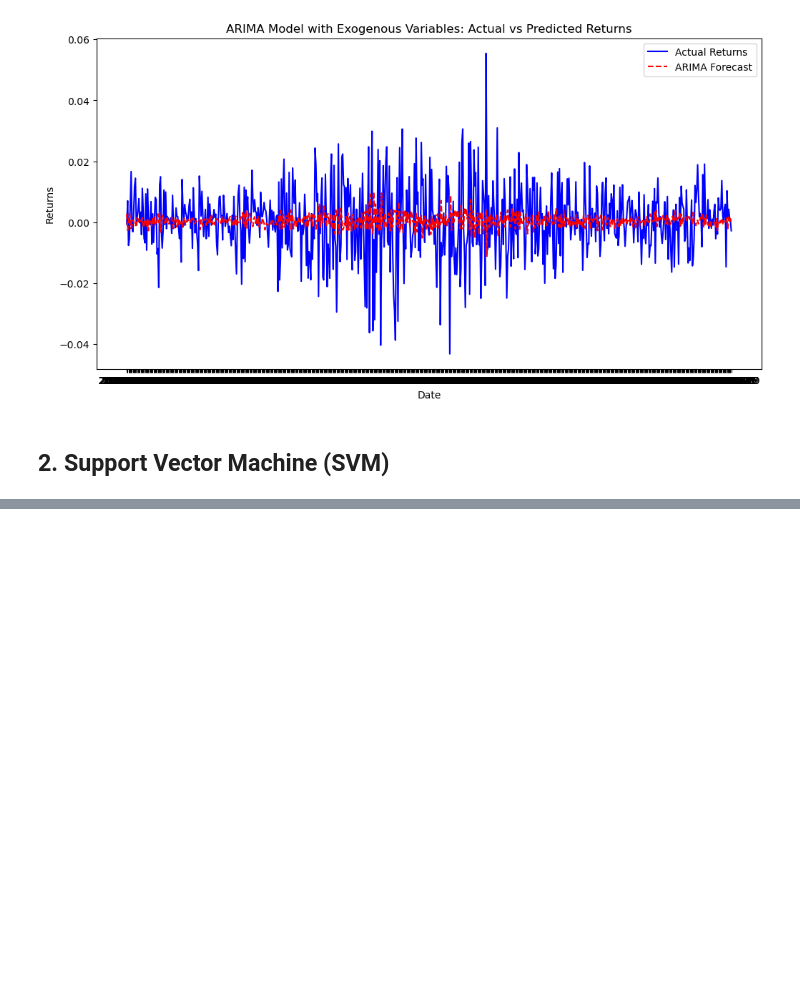
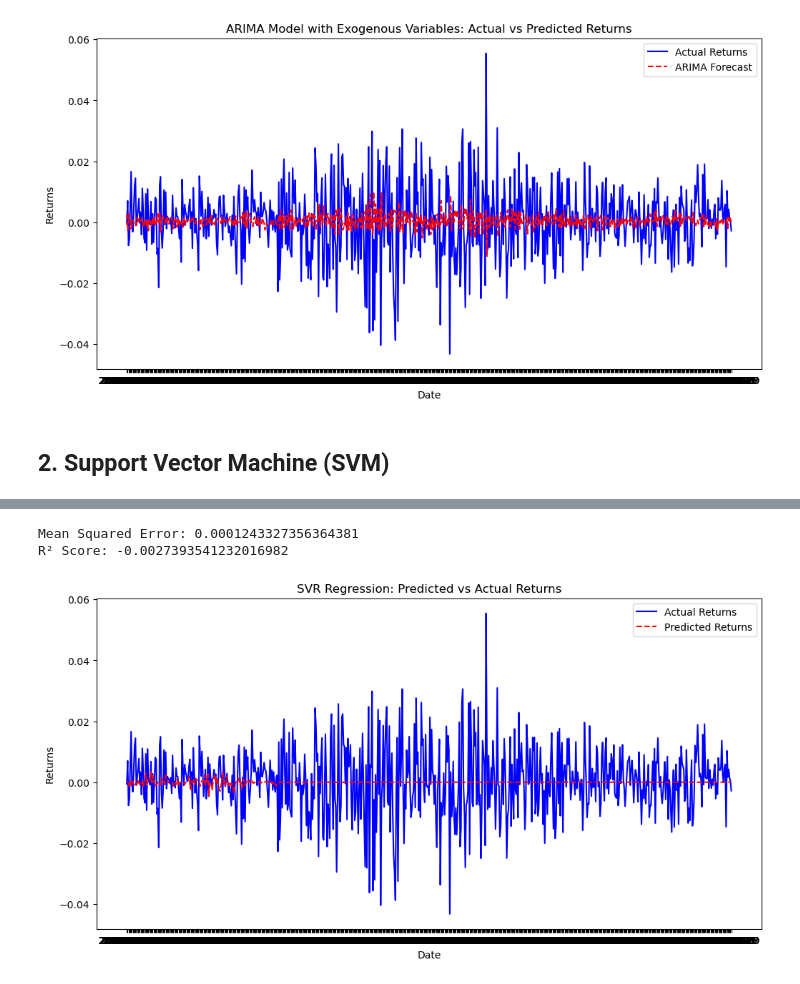
Before and after one commit to Jimmy-Bao-01/AML_project, a Jupyter notebook: notebook.ipynb, the cells around one changed output, grey strips where cells are left out. Saved outputs shown, nothing was run; the diff lists cells and outputs as text; code cells hidden in the pictures; blank space fills up the shorter version.

```diff
--- a/notebook.ipynb
+++ b/notebook.ipynb
@@ -371,0 +428,21 @@ plt.show()
+# %%
+# Evaluate the model
+mse = mean_squared_error(y_test, y_pred)
+r2 = r2_score(y_test, y_pred)
+print(f"Mean Squared Error: {mse}")
+print(f"R² Score: {r2}")
+
+# Plot predictions vs actual
+import matplotlib.pyplot as plt
+plt.figure(figsize=(12, 6))
+plt.plot(y_test.index, y_test, label="Actual Returns", color="blue")
+plt.plot(y_test.index, y_pred, label="Predicted Returns", color="red", linestyle="--")
+plt.title("SVR Regression: Predicted vs Actual Returns")
+plt.xlabel("Date")
+plt.ylabel("Returns")
+plt.legend()
+plt.show()
+# %% [output]
+Mean Squared Error: 0.0001243327356364381
+R² Score: -0.0027393541232016982
+[figure, added]
```
Also changed, not shown: parts of 7 cells of this notebook.
